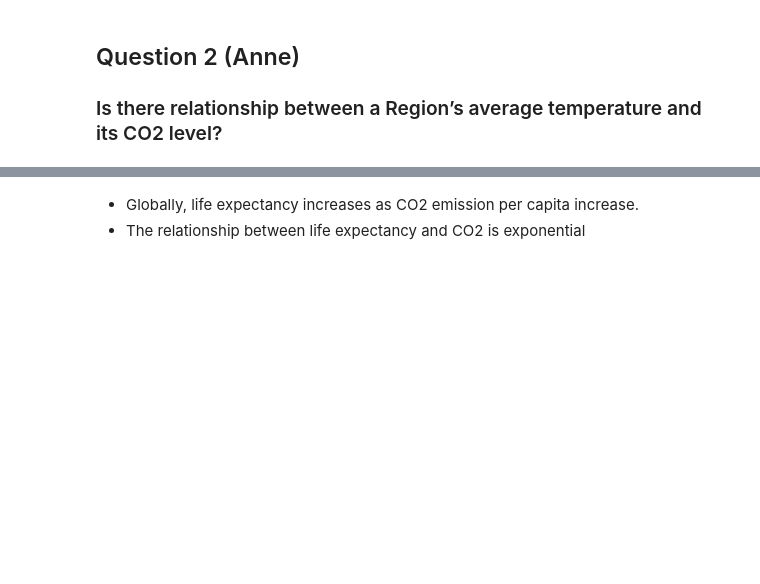
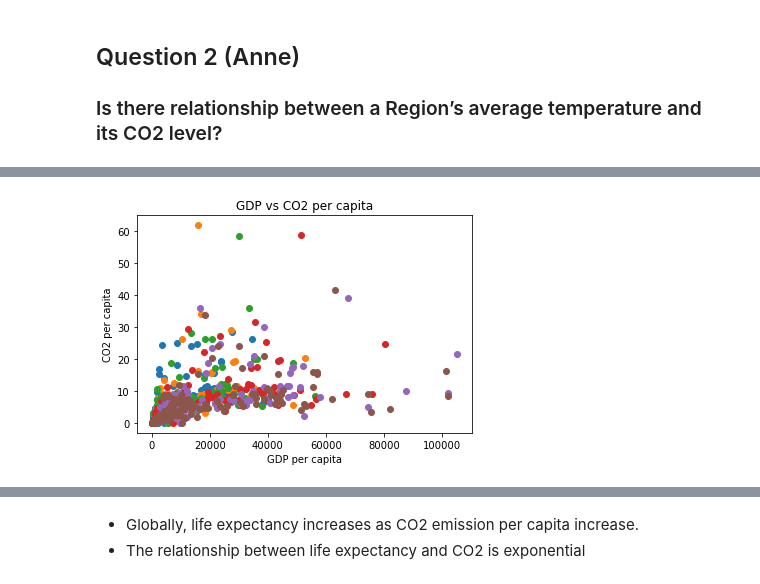
Before and after one commit to Heesu-H/project_1, a Jupyter notebook: final_data_analysis_group_1.ipynb, the cells around one changed output, grey strips where cells are left out. Cells and saved outputs as stored; diff of their text form; code cells hidden in the pictures; blank space fills up the shorter version.

```diff
--- a/final_data_analysis_group_1.ipynb
+++ b/final_data_analysis_group_1.ipynb
@@ -856,0 +870,6 @@ print(f"Each of the colours represents a country within the region. There is a l
+# %%
+#reading csv
+GDP_df=pd.read_csv('./data_sets/GDP_per_capita.csv')
+GDP_df
+CO2_df=pd.read_csv('./data_sets/CO2emission_percapita.csv')
+CO2_df
@@ -856,0 +890,13 @@ print(f"Each of the colours represents a country within the region. There is a l
+# %%
+#filter the dataframe for years 1990,1995,2000,2005,2010,2015
+GDP_summ_df=GDP_df[['Country Name','1990','1995','2000','2005','2010','2015']]
+CO2_summ_df=CO2_df[['Country Name','1990','1995','2000','2005','2010','2015']]
+data_df=GDP_summ_df.merge(CO2_summ_df,how='inner',on='Country Name',suffixes=("_GDP","_CO2"))
+data_df.dropna(inplace=True)
+data1990_df=data_df[['Country Name','1990_GDP','1990_CO2']]
+data1995_df=data_df[['Country Name','1995_GDP','1995_CO2']]
+data2000_df=data_df[['Country Name','2000_GDP','2000_CO2']]
+data2005_df=data_df[['Country Name','2005_GDP','2005_CO2']]
+data2010_df=data_df[['Country Name','2010_GDP','2010_CO2']]
+data2015_df=data_df[['Country Name','2015_GDP','2015_CO2']]
+data_df.describe()
@@ -856,0 +951,16 @@ print(f"Each of the colours represents a country within the region. There is a l
+# %%
+#Worldwide GDP vs CO2 per capita
+fig = plt.figure()
+ax1 = fig.add_subplot(111)
+ax1.scatter(data_df['1990_GDP'],data_df['1990_CO2'])
+ax1.scatter(data_df['1995_GDP'],data_df['1995_CO2'])
+ax1.scatter(data_df['2000_GDP'],data_df['2000_CO2'])
+ax1.scatter(data_df['2005_GDP'],data_df['2005_CO2'])
+ax1.scatter(data_df['2010_GDP'],data_df['2010_CO2'])
+ax1.scatter(data_df['2015_GDP'],data_df['2015_CO2'])
+plt.xlabel('GDP per capita')
+plt.ylabel('CO2 per capita')
+plt.title('GDP vs CO2 per capita')
+plt.savefig('Q3_plots/WW-GDPvCO2.png')
+# %% [output]
+[figure, added]
```
Also changed, not shown: parts of 23 cells of this notebook, 8 other files.
